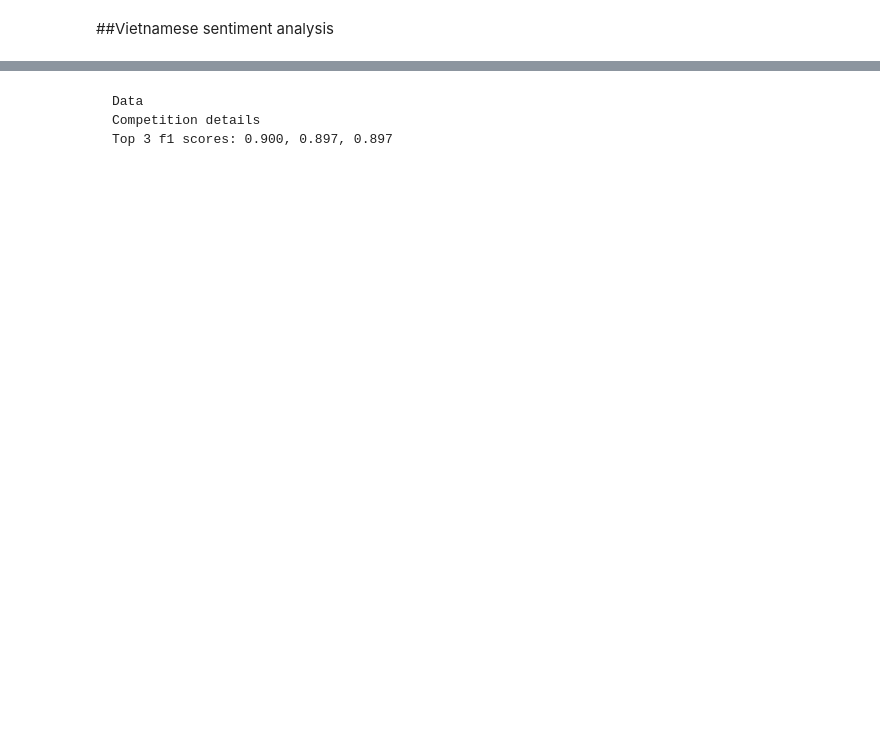
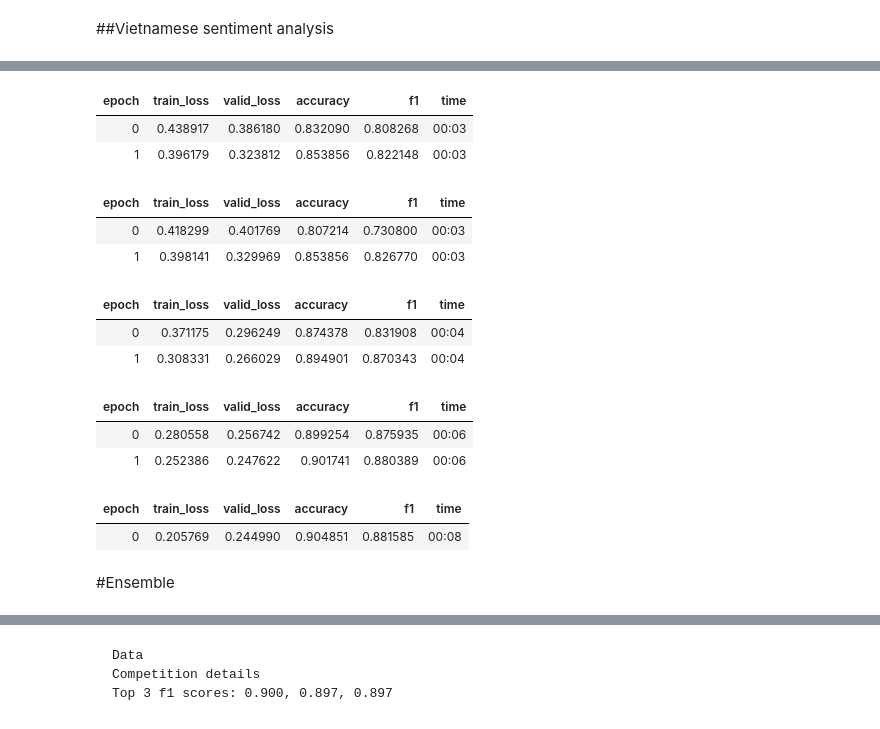
Before and after one commit to rajibmondal/Projects.NLP, a Jupyter notebook: Vietnamese_ULMFiT_from_scratch.ipynb, the cells around one changed output, grey strips where cells are left out. Cells and saved outputs as stored; diff of their text form; code cells hidden in the pictures; blank space fills up the shorter version.

Commit message:
F1: 0.8868 Top score:0.90,  0.89, 0 .89

```diff
--- a/Vietnamese_ULMFiT_from_scratch.ipynb
+++ b/Vietnamese_ULMFiT_from_scratch.ipynb
@@ -215,0 +289,7 @@ FileNotFoundError: ignored
+# %%
+data_clas = (TextList.from_df(train_df, path, vocab=data_lm.vocab, cols='comment')
+    .split_by_rand_pct(0.1, seed=42)
+    .label_from_df(cols='label')
+    .databunch(bs=bs, num_workers=1))
+
+data_clas.save(f'{lang}_textlist_class')
@@ -215,0 +299,9 @@ FileNotFoundError: ignored
+# %%
+from sklearn.metrics import f1_score
+
+@np_func
+def f1(inp,targ): return f1_score(targ, np.argmax(inp, axis=-1))
+# %%
+learn_c = text_classifier_learner(data_clas, AWD_LSTM, drop_mult=0.5, metrics=[accuracy,f1]).to_fp16()
+learn_c.load_encoder(f'{lang}fine_tuned_enc')
+learn_c.freeze()
@@ -215,0 +311,35 @@ FileNotFoundError: ignored
+# %%
+lr=2e-2
+lr *= bs/48
+# %%
+learn_c.fit_one_cycle(2, lr, moms=(0.8,0.7))
+# %% [output]
+| epoch | train_loss | valid_loss | accuracy | f1 | time |
+| 0 | 0.438917 | 0.386180 | 0.832090 | 0.808268 | 00:03 |
+| 1 | 0.396179 | 0.323812 | 0.853856 | 0.822148 | 00:03 |
+# %%
+learn_c.fit_one_cycle(2, lr, moms=(0.8,0.7))
+# %% [output]
+| epoch | train_loss | valid_loss | accuracy | f1 | time |
+| 0 | 0.418299 | 0.401769 | 0.807214 | 0.730800 | 00:03 |
+| 1 | 0.398141 | 0.329969 | 0.853856 | 0.826770 | 00:03 |
+# %%
+learn_c.freeze_to(-2)
+learn_c.fit_one_cycle(2, slice(lr/(2.6**4),lr), moms=(0.8,0.7))
+# %% [output]
+| epoch | train_loss | valid_loss | accuracy | f1 | time |
+| 0 | 0.371175 | 0.296249 | 0.874378 | 0.831908 | 00:04 |
+| 1 | 0.308331 | 0.266029 | 0.894901 | 0.870343 | 00:04 |
+# %%
+learn_c.freeze_to(-3)
+learn_c.fit_one_cycle(2, slice(lr/2/(2.6**4),lr/2), moms=(0.8,0.7))
+# %% [output]
+| epoch | train_loss | valid_loss | accuracy | f1 | time |
+| 0 | 0.280558 | 0.256742 | 0.899254 | 0.875935 | 00:06 |
+| 1 | 0.252386 | 0.247622 | 0.901741 | 0.880389 | 00:06 |
+# %%
+learn_c.unfreeze()
+learn_c.fit_one_cycle(1, slice(lr/10/(2.6**4),lr/10), moms=(0.8,0.7))
+# %% [output]
+| epoch | train_loss | valid_loss | accuracy | f1 | time |
+| 0 | 0.205769 | 0.244990 | 0.904851 | 0.881585 | 00:08 |
@@ -215,0 +348,2 @@ FileNotFoundError: ignored
+# %% [markdown]
+#Ensemble
```
Also changed, not shown: parts of 45 cells of this notebook.
